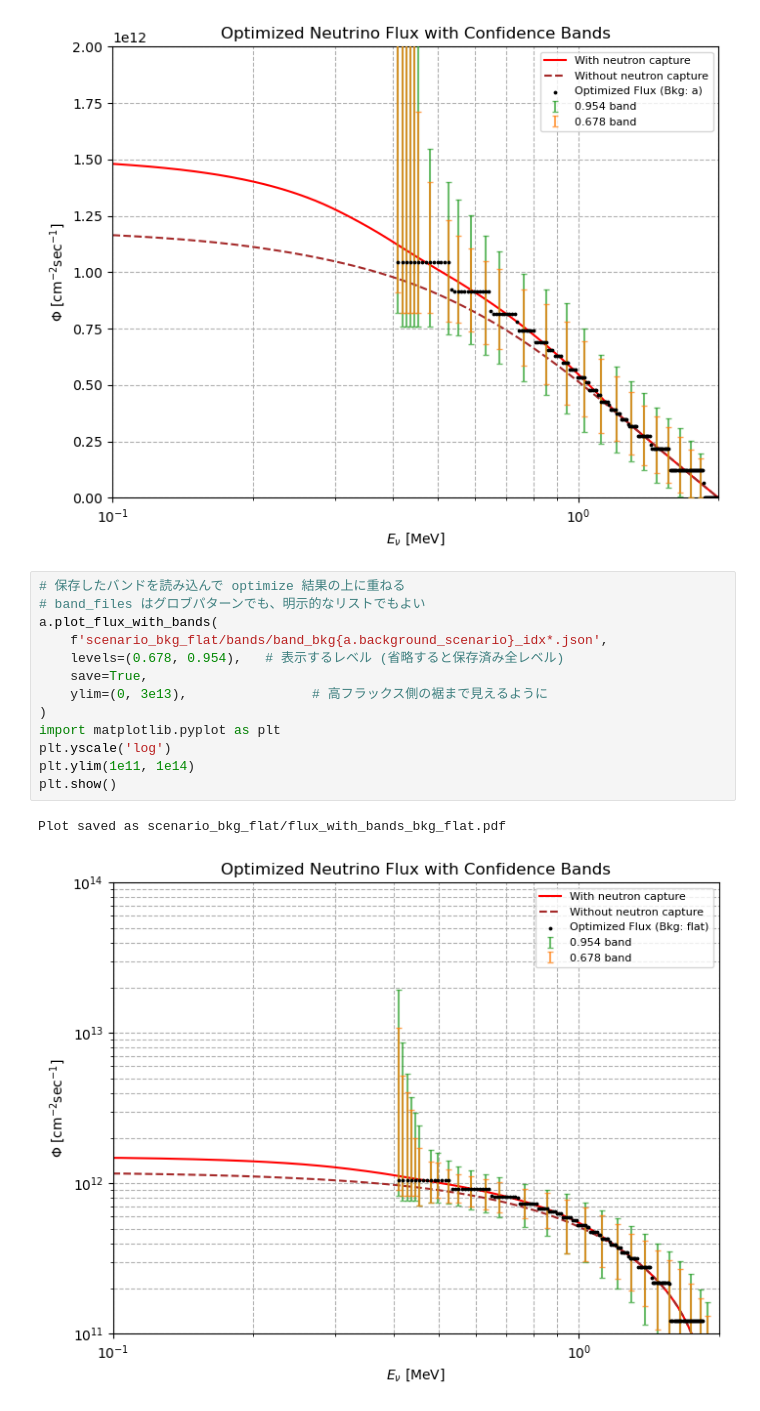
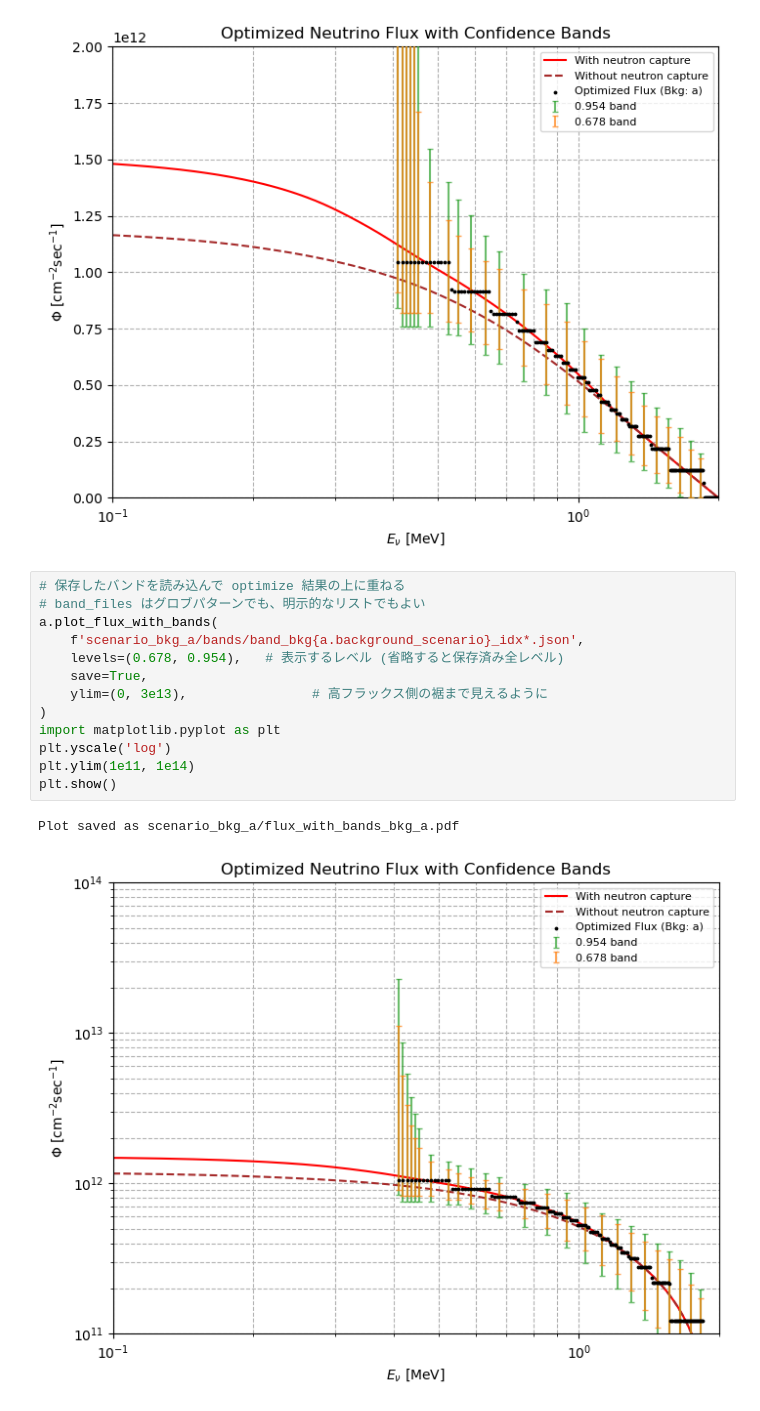
Before and after one commit to kyphys-creator/neutrinoAnalysis, a Jupyter notebook: confidence_band_noBkg.ipynb, the cells around one changed output. Drawn from its saved outputs; the diff is of its cells as text.

Commit message:
Update confidence_band_Bkg notebook outputs
Co-Authored-By: Claude Opus 4.7 <noreply@anthropic.com>

```diff
--- a/confidence_band_noBkg.ipynb
+++ b/confidence_band_noBkg.ipynb
@@ -80,16 +80,16 @@ Plot saved as scenario_bkg_a/flux_with_bands_bkg_a.pdf
 # %%
 # 保存したバンドを読み込んで optimize 結果の上に重ねる
 # band_files はグロブパターンでも、明示的なリストでもよい
 a.plot_flux_with_bands(
-    f'scenario_bkg_flat/bands/band_bkg{a.background_scenario}_idx*.json',
+    f'scenario_bkg_a/bands/band_bkg{a.background_scenario}_idx*.json',
     levels=(0.678, 0.954),   # 表示するレベル (省略すると保存済み全レベル)
     save=True,
     ylim=(0, 3e13),                # 高フラックス側の裾まで見えるように
 )
 import matplotlib.pyplot as plt
 plt.yscale('log')
 plt.ylim(1e11, 1e14)
 plt.show()
 # %% [output]
-Plot saved as scenario_bkg_flat/flux_with_bands_bkg_flat.pdf
+Plot saved as scenario_bkg_a/flux_with_bands_bkg_a.pdf
-[figure, old version]
+[figure, new version]
```
Also changed, not shown: 17 other files.
